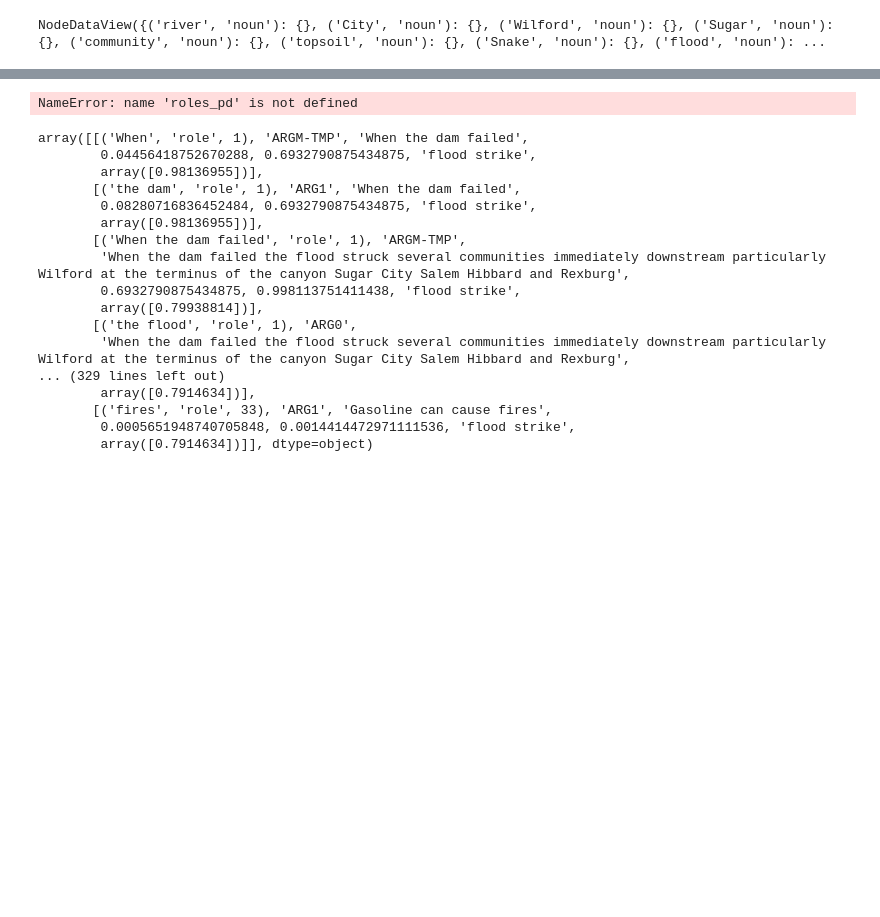
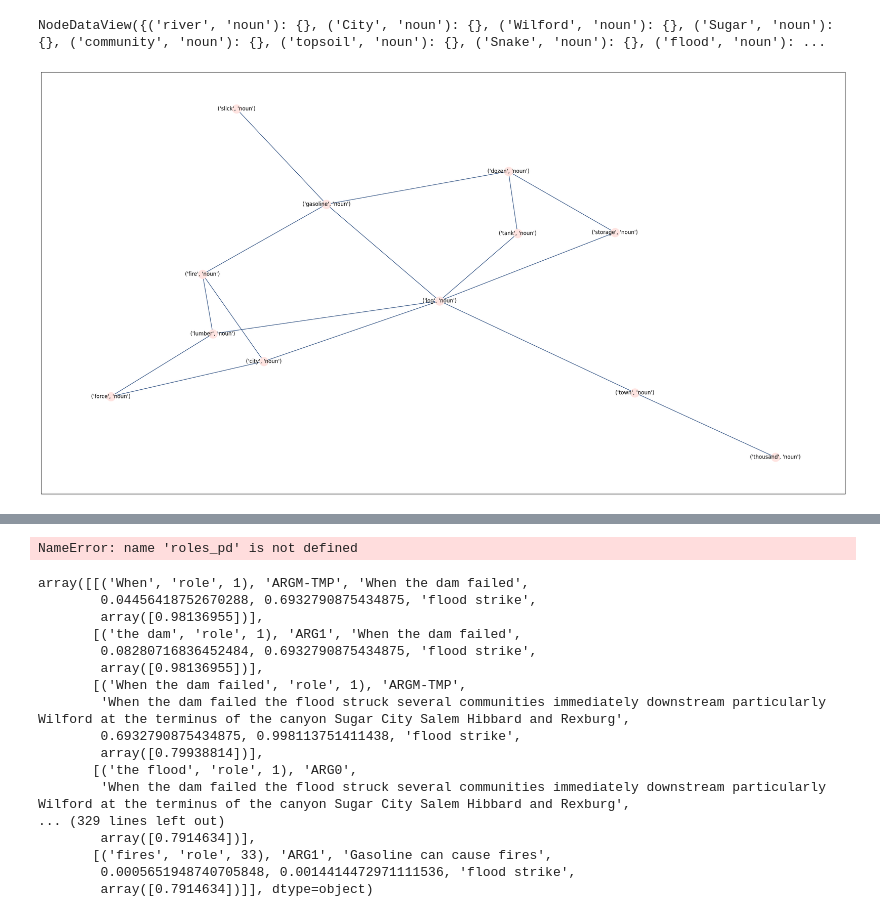
Before and after one commit to mgalusza/srl, a Jupyter notebook: lex_rank.ipynb, the cells around one changed output, grey strips where cells are left out. Saved outputs shown, nothing was run; the diff lists cells and outputs as text; code cells hidden in the pictures; blank space fills up the shorter version.

```diff
--- a/lex_rank.ipynb
+++ b/lex_rank.ipynb
@@ -1573,7 +1563,9 @@ NodeDataView({('river', 'noun'): {}, ('City', 'noun'): {}, ('Wilford', 'noun'):
 # %%
 start_node = ('log','noun')
 G_2 = nx.ego_graph(KG, start_node ,2)
-#drawgraph2(G_2)
+drawgraph(G_2)
+# %% [output]
+[figure, added]
 # %%
 import matplotlib.pyplot as plt
 import networkx as nx
```
Also changed, not shown: parts of 10 cells of this notebook.
